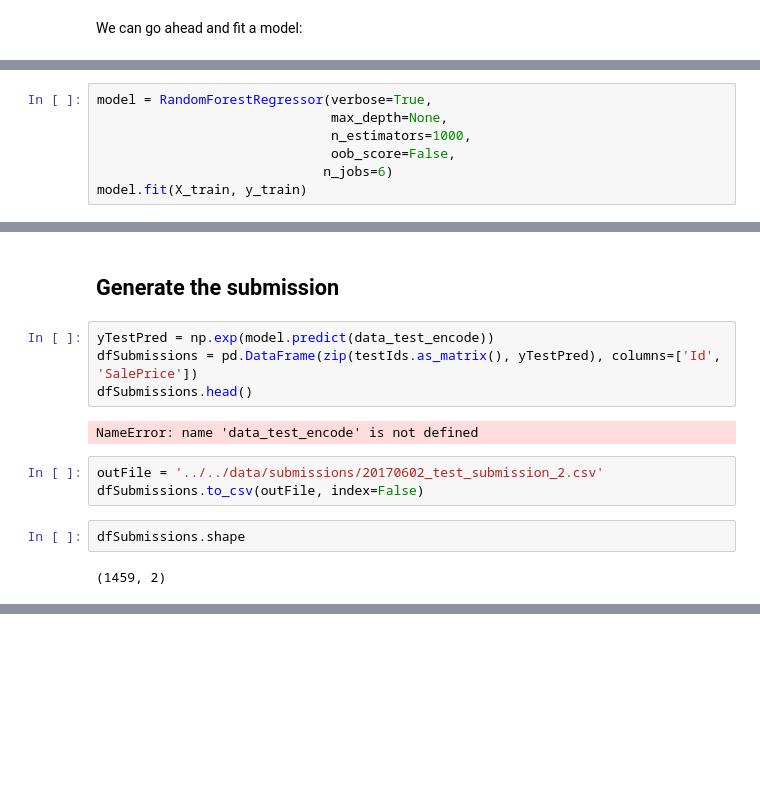
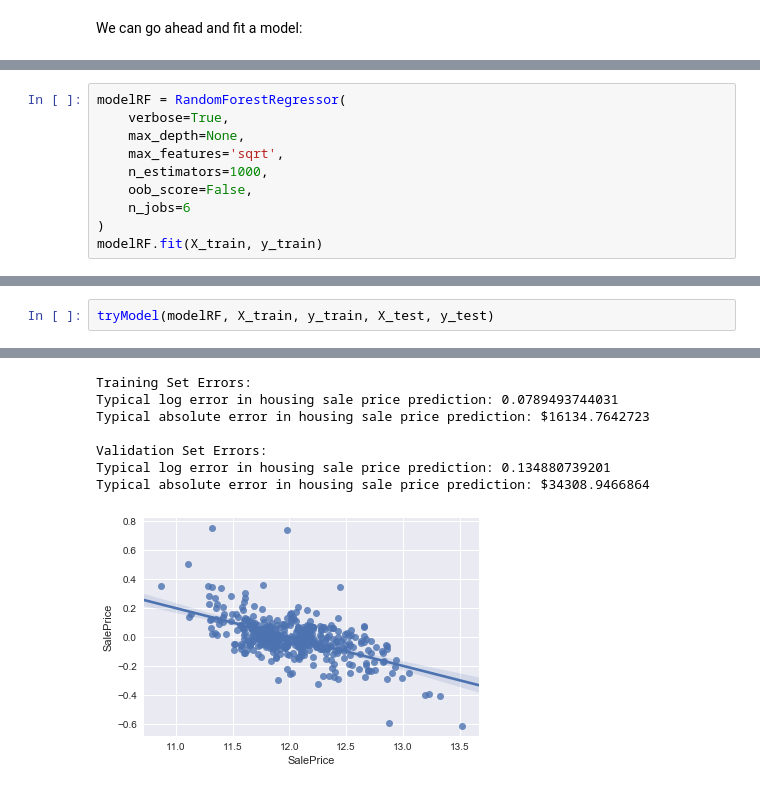
Before and after one commit to DynamitDataScience/kaggle-housing-prices, a Jupyter notebook: source/jupyter/Playing with models.ipynb, the cells around one changed output, grey strips where cells are left out. Cells and saved outputs as stored; diff of their text form; blank space fills up the shorter version.

Commit message:
Started a notebook for trying out different models

```diff
--- a/source/jupyter/RandomForest.ipynb
+++ b/source/jupyter/Playing with models.ipynb
@@ -302,8 +339,11 @@ We can go ahead and fit a model:
 # %%
-model = RandomForestRegressor(verbose=True,
-                              max_depth=None,
-                              n_estimators=1000,
-                              oob_score=False,
-                             n_jobs=6)
-model.fit(X_train, y_train)
+modelRF = RandomForestRegressor(
+    verbose=True,
+    max_depth=None,
+    max_features='sqrt',
+    n_estimators=1000,
+    oob_score=False,
+    n_jobs=6
+)
+modelRF.fit(X_train, y_train)
 # %% [output]
@@ -366,15 +361,3 @@ Typical absolute error in housing sale price prediction: $31095.3416847
-# %% [markdown]
-## Generate the submission
-# %%
-yTestPred = np.exp(model.predict(data_test_encode))
-dfSubmissions = pd.DataFrame(zip(testIds.as_matrix(), yTestPred), columns=['Id', 'SalePrice'])
-dfSubmissions.head()
-# %% [output]
-NameError: name 'data_test_encode' is not defined
-# %%
-outFile = '../../data/submissions/20170602_test_submission_2.csv'
-dfSubmissions.to_csv(outFile, index=False)
-# %%
-dfSubmissions.shape
-# %% [output]
-(1459, 2)
+# %%
+tryModel(modelRF, X_train, y_train, X_test, y_test)
+# %% [output]
@@ -380,0 +374,8 @@ dfSubmissions.shape
+Training Set Errors:
+Typical log error in housing sale price prediction: 0.0789493744031
+Typical absolute error in housing sale price prediction: $16134.7642723
+
+Validation Set Errors:
+Typical log error in housing sale price prediction: 0.134880739201
+Typical absolute error in housing sale price prediction: $34308.9466864
+[figure, added]
```
Also changed, not shown: parts of 13 cells of this notebook.
